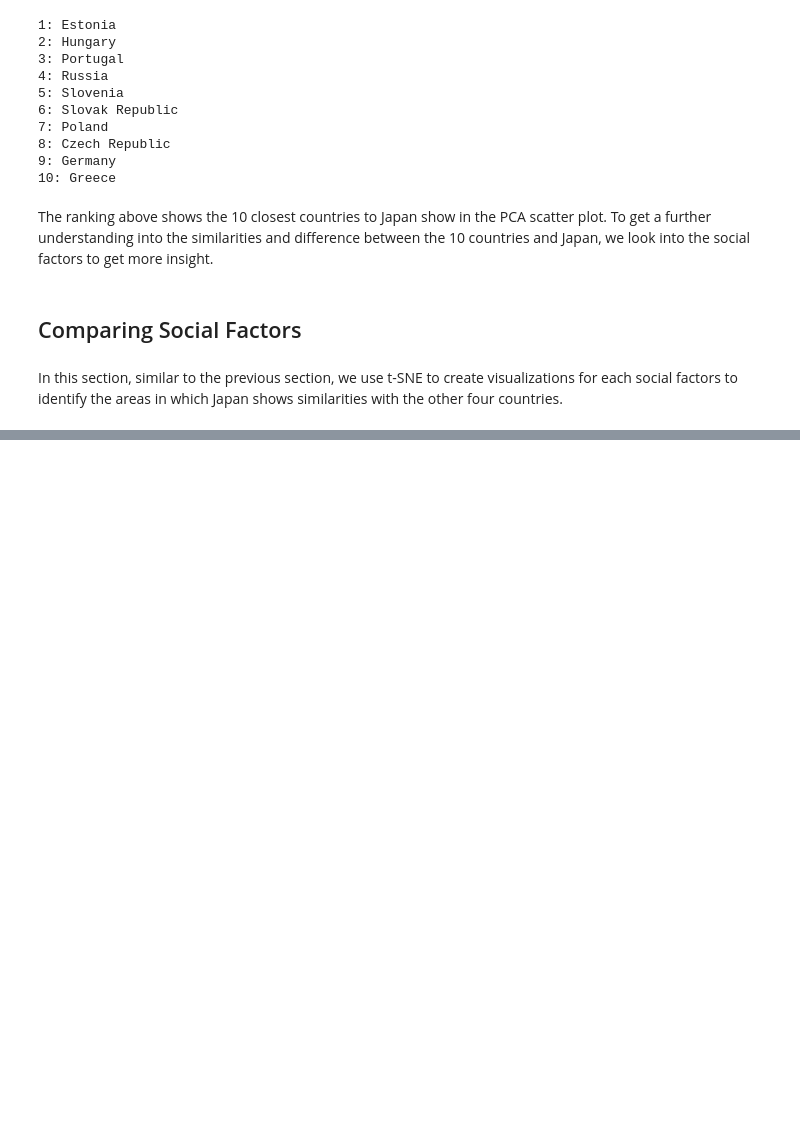
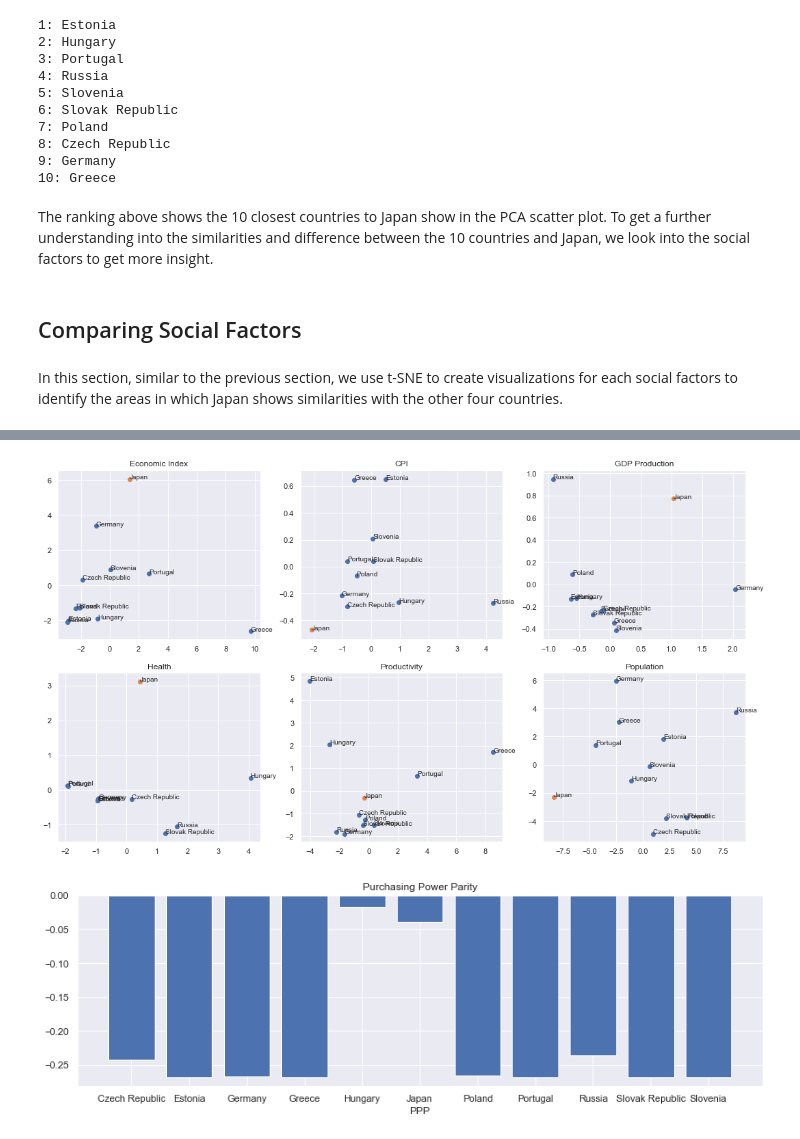
Before and after one commit to tt0507/Mini-Project, a Jupyter notebook: japan_deflation/deflation_analysis.ipynb, the cells around one changed output, grey strips where cells are left out. Drawn from its saved outputs; the diff is of its cells as text; code cells hidden in the pictures; blank space fills up the shorter version.

```diff
--- a/japan_deflation/deflation_analysis.ipynb
+++ b/japan_deflation/deflation_analysis.ipynb
@@ -179,3 +207,44 @@ health_10 = get_top_10(create_standarized_dataset(health_index))
 ppp_10 = get_top_10(create_standarized_dataset(ppp_index))
 productivity_ulc_10 = get_top_10(create_standarized_dataset(productivity_ulc_index))
 population_10 = get_top_10(create_standarized_dataset(population_index))
+# %%
+pca = PCA(n_components=2)
+
+ei_reduced = pca.fit_transform(ei_10)
+cpi_reduced = pca.fit_transform(cpi_10)
+gdp_production_reduced = pca.fit_transform(gdp_production_10)
+health_reduced = pca.fit_transform(health_10)
+productivity_ulc_reduced = pca.fit_transform(productivity_ulc_10)
+population_reduced = pca.fit_transform(population_10)
+# %%
+plt.figure(figsize=(18, 10))
+
+index = 1
+reduced_data = [("Economic Index", ei_reduced), ("CPI", cpi_reduced), ("GDP Production", gdp_production_reduced),
+                ("Health", health_reduced), ("Productivity", productivity_ulc_reduced), ("Population", population_reduced)]
+for title, data in reduced_data:
+    plt.subplot(2, 3, index)
+
+    japan = data[5]
+    others = np.delete(data, 5, 0)
+
+    plt.scatter(others[:, 0], others[:, 1])
+    plt.scatter(japan[0], japan[1])
+
+    country_data = [x for x in ei_10.index if x != 'Japan']
+    for i, txt in enumerate(country_data):
+        plt.annotate(txt, (others[:, 0][i], others[:, 1][i]))
+    plt.annotate("Japan", (japan[0], japan[1]))
+    plt.title(title)
+
+    index += 1
+plt.show()
+
+plt.figure(figsize=(14, 4))
+plt.title('Purchasing Power Parity')
+plt.xlabel('PPP')
+plt.bar([x for x in ppp_10.index], np.ndarray.flatten(ppp_10.values))
+plt.show()
+# %% [output]
+[figure, added]
+[figure, added]
```
Also changed, not shown: parts of 2 cells of this notebook.
